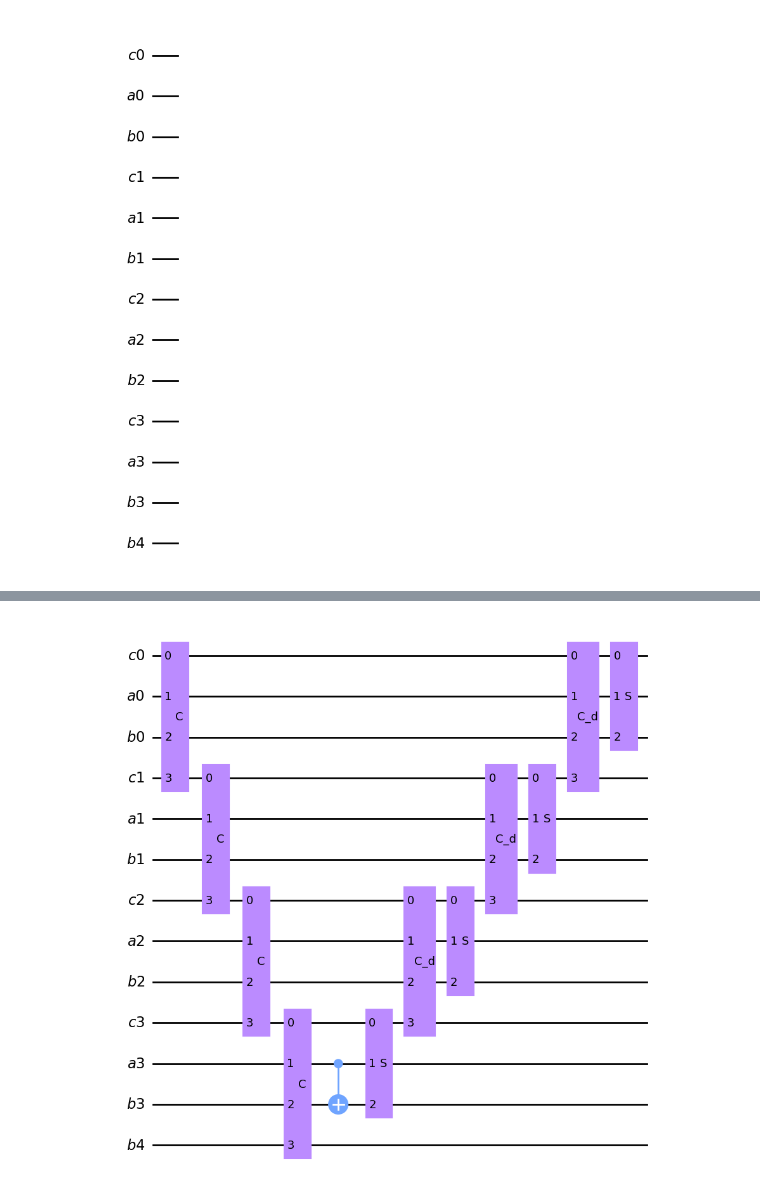
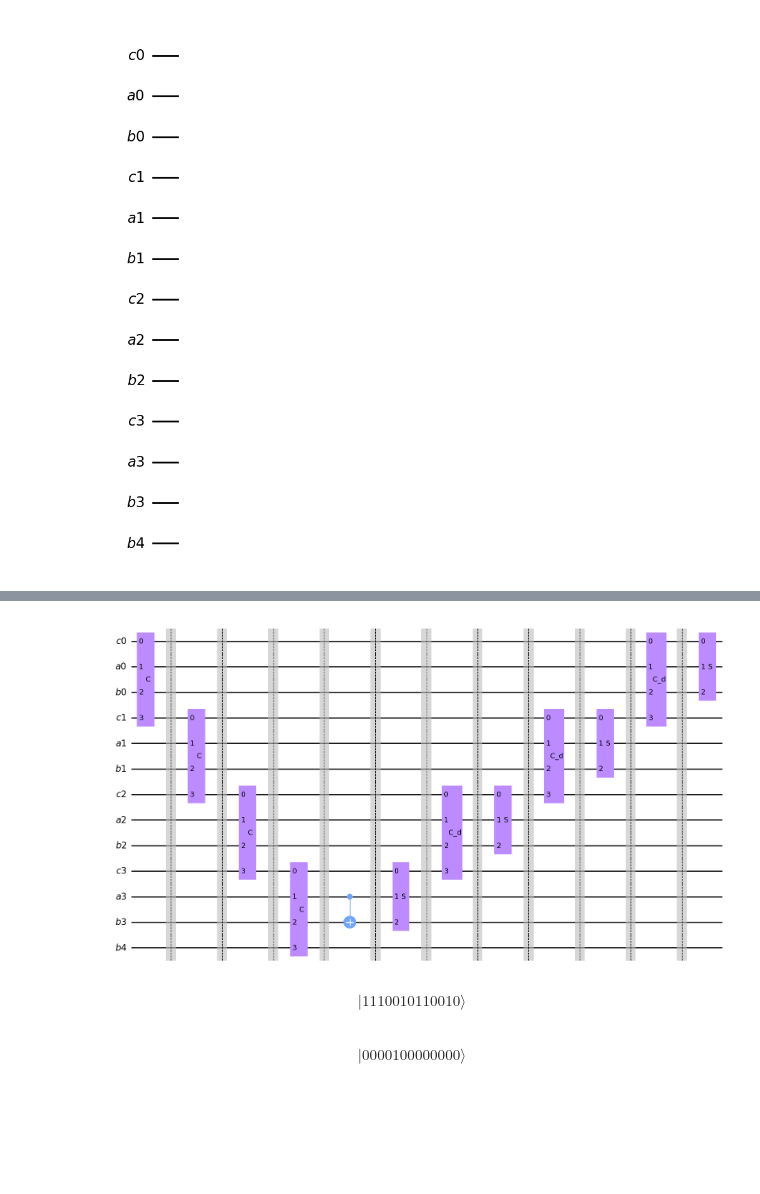
Before and after one commit to Dpbm/quantum, a Jupyter notebook: qiskit/quantum ripple carry adder.ipynb, the cells around one changed output, grey strips where cells are left out. Drawn from its saved outputs; the diff is of its cells as text; code cells hidden in the pictures; blank space fills up the shorter version.

```diff
--- a/qiskit/quantum ripple carry adder.ipynb
+++ b/qiskit/quantum ripple carry adder.ipynb
@@ -65,3 +66,12 @@ qc = QuantumCircuit(
 qc.draw("mpl")
 # %% [output]
 [figure]
+# %%
+qc.x(a0)
+qc.x(a1)
+qc.x(b1)
+qc.x(b2)
+qc.x(a3)
+qc.x(b3)
+qc.barrier()
+qc.draw("mpl")
@@ -68,20 +80,31 @@ qc.draw("mpl")
 # %%
 qc.append(C, [c0, a0, b0, c1])
+qc.barrier()
 qc.append(C, [c1, a1, b1, c2])
+qc.barrier()
 qc.append(C, [c2, a2, b2, c3])
+qc.barrier()
 qc.append(C, [c3, a3, b3, b4])
+qc.barrier()
 
 qc.cx(a3, b3)
+qc.barrier()
 
 qc.append(S, [c3, a3, b3])
+qc.barrier()
 qc.append(C_d, [c2, a2, b2, c3])
+qc.barrier()
 qc.append(S, [c2, a2, b2])
+qc.barrier()
 qc.append(C_d, [c1, a1, b1, c2])
+qc.barrier()
 qc.append(S, [c1, a1, b1])
+qc.barrier()
 qc.append(C_d, [c0, a0, b0, c1])
+qc.barrier()
 qc.append(S, [c0, a0, b0])
 
 
 qc.draw("mpl")
 # %% [output]
-[figure, old version]
+[figure, new version]
@@ -87,0 +113,8 @@ qc.draw("mpl")
+# %%
+Statevector(qc).draw("latex")
+# %% [output]
+$$ |1110010110010\rangle$$
+# %%
+Statevector(qc).draw("latex")
+# %% [output]
+$$ |0000100000000\rangle$$
```
Also changed, not shown: parts of 9 cells of this notebook.
